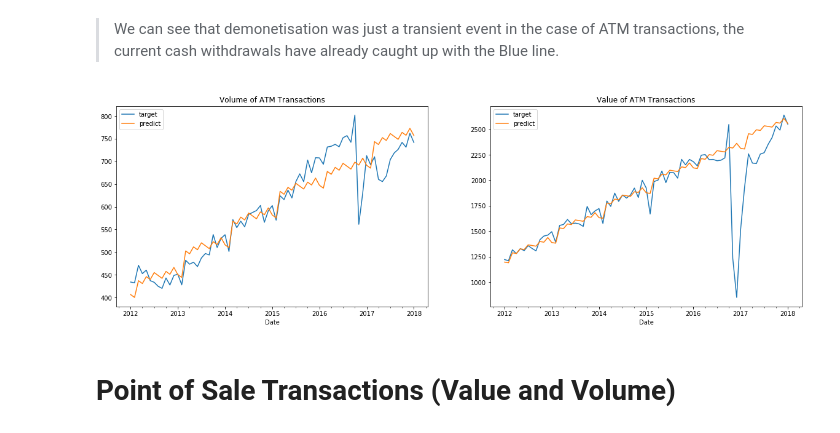
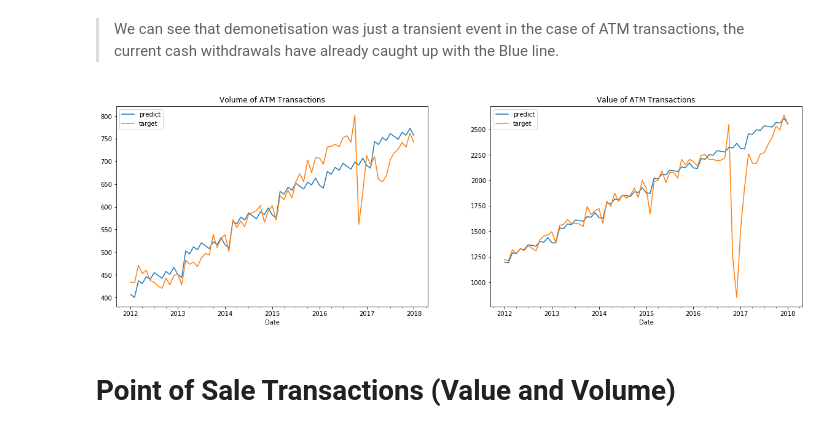
Before and after one commit to Datasaan/Effect-of-Demonetisation-on-digital-transactions.-, a Jupyter notebook: Demonetisation_Digital_Reality_Check.ipynb, the cells around one changed output. Saved outputs shown, nothing was run; the diff lists cells and outputs as text; code cells hidden in the pictures.

```diff
--- a/Demonetisation_Digital_Reality_Check.ipynb
+++ b/Demonetisation_Digital_Reality_Check.ipynb
@@ -125,14 +125,14 @@ Blue line is a simulated scenario without demonetisation.
 # %%
 fig, ax= plt.subplots(1,2,figsize=(20,6))
 train=lr_model('ATM_Volume')
-train[train.index>='01-01-2012'][['target','predict']].plot(ax=ax[0])
+train[train.index>='01-01-2012'][['predict','target']].plot(ax=ax[0])
 ax[0].title.set_text('Volume of ATM Transactions')
 
 train=lr_model('ATM_Value')
-train[train.index>='01-01-2012'][['target','predict']].plot(ax=ax[1])
+train[train.index>='01-01-2012'][['predict','target']].plot(ax=ax[1])
 ax[1].title.set_text('Value of ATM Transactions')
 # %% [output]
-[figure, old version]
+[figure, new version]
 # %% [markdown]
 # Point of Sale Transactions (Value and Volume)
 # %% [markdown]
```
